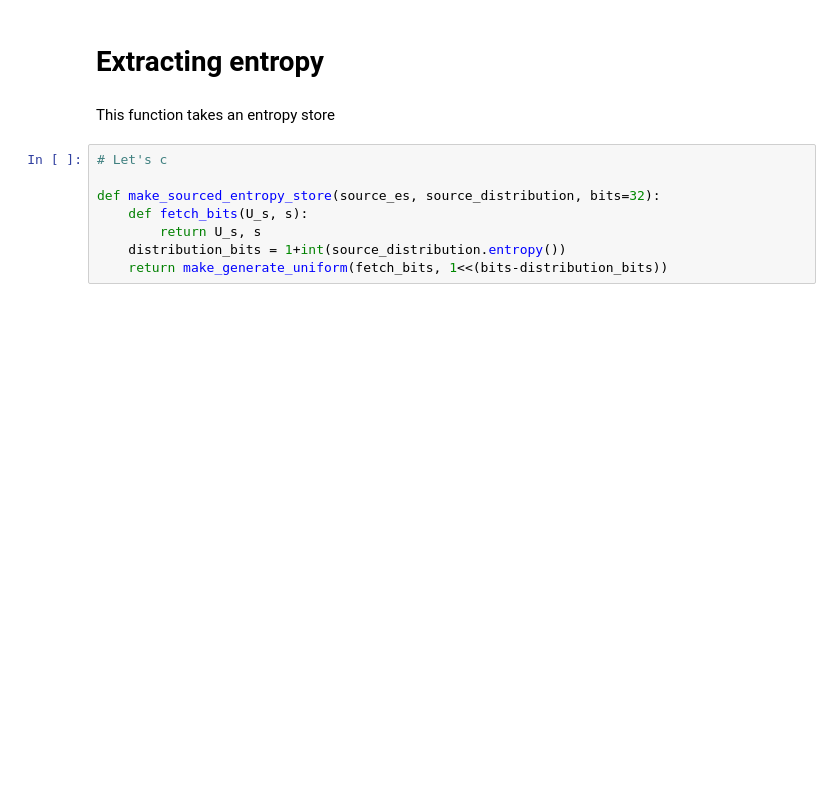
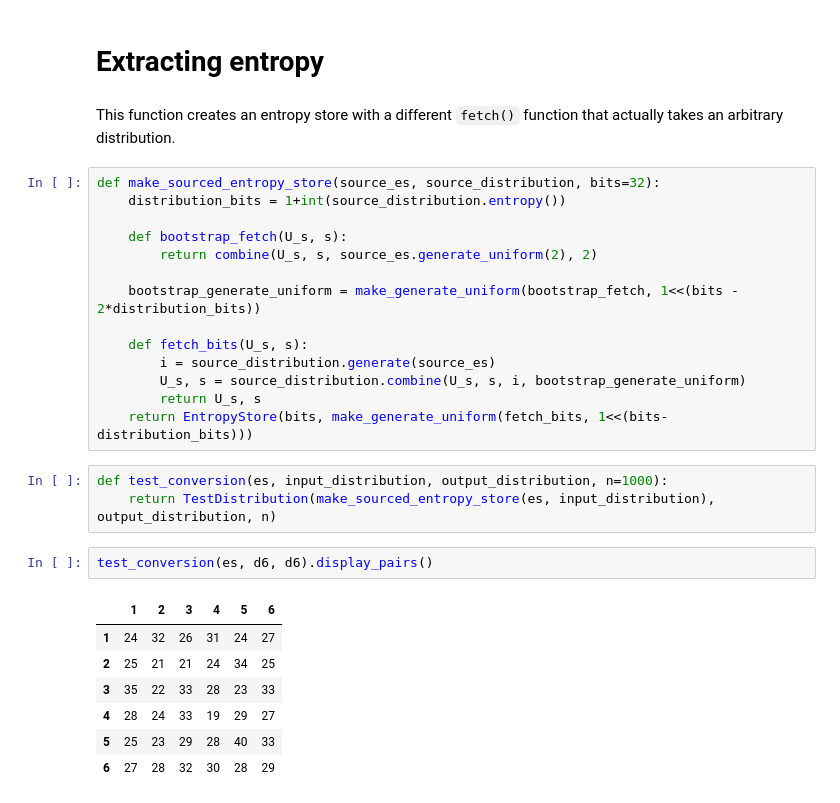
Before and after one commit to calum74/entropy, a Jupyter notebook: reference.ipynb, the cells around one changed output. Cells and saved outputs as stored; diff of their text form; blank space fills up the shorter version.

```diff
--- a/reference.ipynb
+++ b/reference.ipynb
@@ -540,12 +546,31 @@ TestDistribution(es, BernoulliDistribution(4,5), 1000).display_table()
 # %% [markdown]
 # Extracting entropy
 # %% [markdown]
-This function takes an entropy store
+This function creates an entropy store with a different `fetch()` function that actually takes an arbitrary distribution.
 # %%
-# Let's c
+def make_sourced_entropy_store(source_es, source_distribution, bits=32):
+    distribution_bits = 1+int(source_distribution.entropy())
 
-def make_sourced_entropy_store(source_es, source_distribution, bits=32):
+    def bootstrap_fetch(U_s, s):
+        return combine(U_s, s, source_es.generate_uniform(2), 2)
+
+    bootstrap_generate_uniform = make_generate_uniform(bootstrap_fetch, 1<<(bits - 2*distribution_bits))
+
     def fetch_bits(U_s, s):
+        i = source_distribution.generate(source_es)
+        U_s, s = source_distribution.combine(U_s, s, i, bootstrap_generate_uniform)
         return U_s, s
-    distribution_bits = 1+int(source_distribution.entropy())
-    return make_generate_uniform(fetch_bits, 1<<(bits-distribution_bits))
+    return EntropyStore(bits, make_generate_uniform(fetch_bits, 1<<(bits-distribution_bits)))
+# %%
+def test_conversion(es, input_distribution, output_distribution, n=1000):
+    return TestDistribution(make_sourced_entropy_store(es, input_distribution), output_distribution, n)
+# %%
+test_conversion(es, d6, d6).display_pairs()
+# %% [output]
+|  | 1 | 2 | 3 | 4 | 5 | 6 |
+| 1 | 24 | 32 | 26 | 31 | 24 | 27 |
+| 2 | 25 | 21 | 21 | 24 | 34 | 25 |
+| 3 | 35 | 22 | 33 | 28 | 23 | 33 |
+| 4 | 28 | 24 | 33 | 19 | 29 | 27 |
+| 5 | 25 | 23 | 29 | 28 | 40 | 33 |
+| 6 | 27 | 28 | 32 | 30 | 28 | 29 |
```
Also changed, not shown: parts of 16 cells of this notebook.
